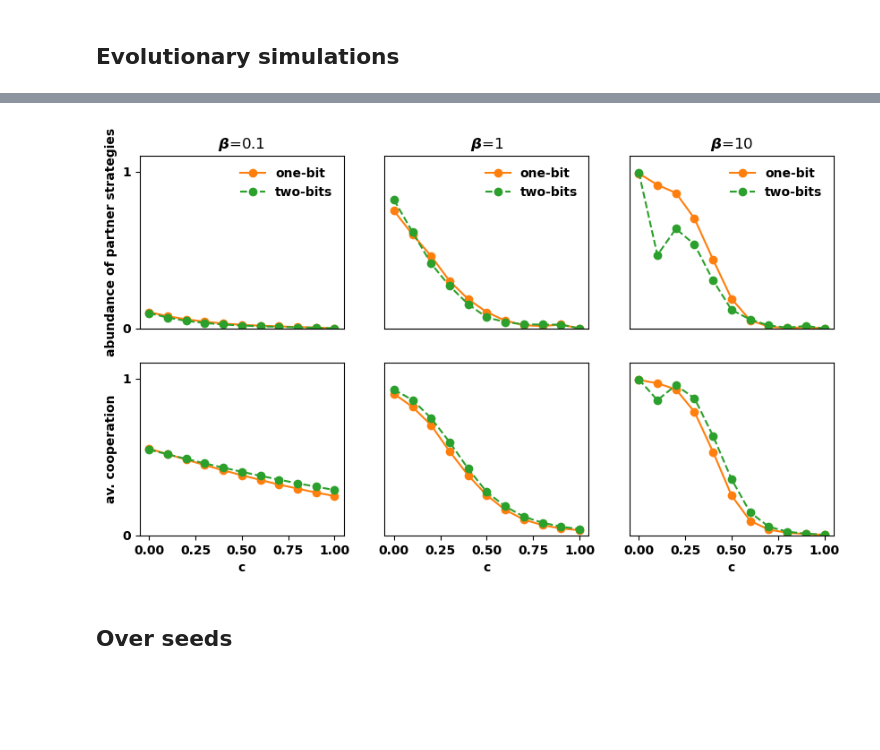
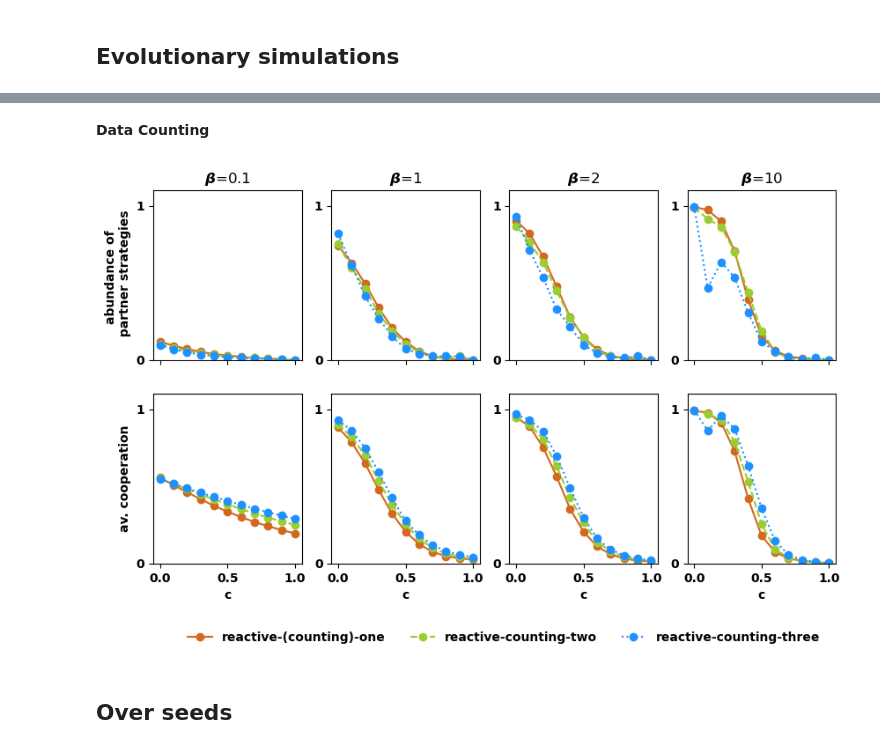
Before and after one commit to Nikoleta-v3/conditional-cooperation-with-longer-memory, a Jupyter notebook: notebooks/3.6. Evolutionary Simulations .ipynb, the cells around one changed output, grey strips where cells are left out. Cells and saved outputs as stored; diff of their text form; code cells hidden in the pictures; blank space fills up the shorter version.

Commit message:
figures produced following meeting with MN

```diff
--- a/notebooks/3.6. Evolutionary Simulations .ipynb
+++ b/notebooks/3.6. Evolutionary Simulations .ipynb
@@ -29,2 +43,2 @@ df = pd.read_csv("../evolution_over_c_and_beta_two_bits_counting.csv", index_col
 # %%
-df_three_bits = pd.read_csv("../evolution_over_c_and_beta_three_bits_counting.csv", index_col=0)
+reactive_three = pd.read_csv("../prc_data/evolution_over_c_and_beta_reactive_three.csv", index_col=0)
@@ -31,67 +88,61 @@ df_three_bits = pd.read_csv("../evolution_over_c_and_beta_three_bits_counting.cs
+# %% [markdown]
+**Data Counting**
+# %%
+reactive_counting_two = pd.read_csv("../prc_data/evolution_over_c_and_beta_reactive_counting_two.csv",
+                                      index_col=0)
+reactive_counting_three = pd.read_csv("../prc_data/evolution_over_c_and_beta_reactive_counting_three.csv",
+                                      index_col=0)
 # %%
 colors = {"one-bit": "tab:orange", "two-bit": "tab:green", "three-bit": "tab:blue"}
 
-colors_idx = ["tab:orange", "tab:green", "tab:blue"]
+colors_idx = ["chocolate", "yellowgreen", "dodgerblue"]
 
 linestyles = ['-o', '--o', ':o']
 
-labels_idx = ['one-bit', 'two-bits', 'three-bits']
+labels_idx = ['reactive-(counting)-one', 'reactive-counting-two', 'reactive-counting-three']
-# %%
-labels = [r"$\beta$=0.1", r"$\beta$=1", r"$\beta$=10"]
 # %%
-fig, axes = plt.subplots(ncols=3, nrows=2, figsize=(10, 5.5))
+fig, axes = plt.subplots(ncols=4, nrows=2, figsize=(10, 5.5), sharex=True)
 
-for i, df in enumerate([df, df_three_bits]):
+for i, df in enumerate([reactive_one, reactive_counting_two, reactive_counting_three]):
     groups_beta = df.groupby("beta")
 
     for j, (beta, group) in enumerate(groups_beta):
-
-
 
         points = []
         abudance = []
         group = group.sort_values("c")
         cost_groups = group.groupby("c")
 
         for _, cost_group in cost_groups:
             points.append(sum(cost_group['frequencies norm'] * cost_group['cooperation']))
             abudance.append(cost_group[cost_group['isPartner'] == True]['frequencies norm'].sum())
 
 
         axes[0, j].plot(np.linspace(0, 1, 11), abudance, linestyles[i], color=colors_idx[i],
-                     label=labels_idx[i])
+                     label=labels_idx[i],)
 
         axes[1, j].plot(np.linspace(0, 1, 11), points, linestyles[i], color=colors_idx[i],
              label=labels_idx[i])
 
-for i in range(3):
+for i in range(4):
     axes[0, i].set_ylim(0, 1.1)
     axes[1, i].set_ylim(0, 1.1)
 
     axes[0, i].set_yticks(np.arange(0, 2))
     axes[1, i].set_yticks(np.arange(0, 2))
 
     axes[1, i].set_xlabel("c")
     axes[0, i].set_title(labels[i])
 
-    axes[0, i].legend(framealpha=0)
-
-for i in range(1, 3):
-    axes[0, i].set_yticks([]);
-    axes[1, i].set_yticks([]);
-
-for i in range(3):
-    axes[0, i].set_xticks([]);
-
-
+axes[1, 1].legend(framealpha=0, ncol=3, loc = (-1, -.5))
 
 axes[1, 0].set_ylabel("av. cooperation");
 
-axes[0, 0].set_ylabel("abundance of partner strategies");
+axes[0, 0].set_ylabel("abundance of \n partner strategies");
 
-# fig.savefig("../figures/abundance_of_partner_strategies.pdf", bbox_inches='tight')
+fig.savefig("../figures/abundance_of_partner_counting_strategies.pdf", bbox_inches='tight')
 # %% [output]
-[figure, old version]
+[figure, new version]
 # %% [markdown]
 ## Over seeds
 # %%
```
Also changed, not shown: parts of 7 cells of this notebook, 13 other files.
